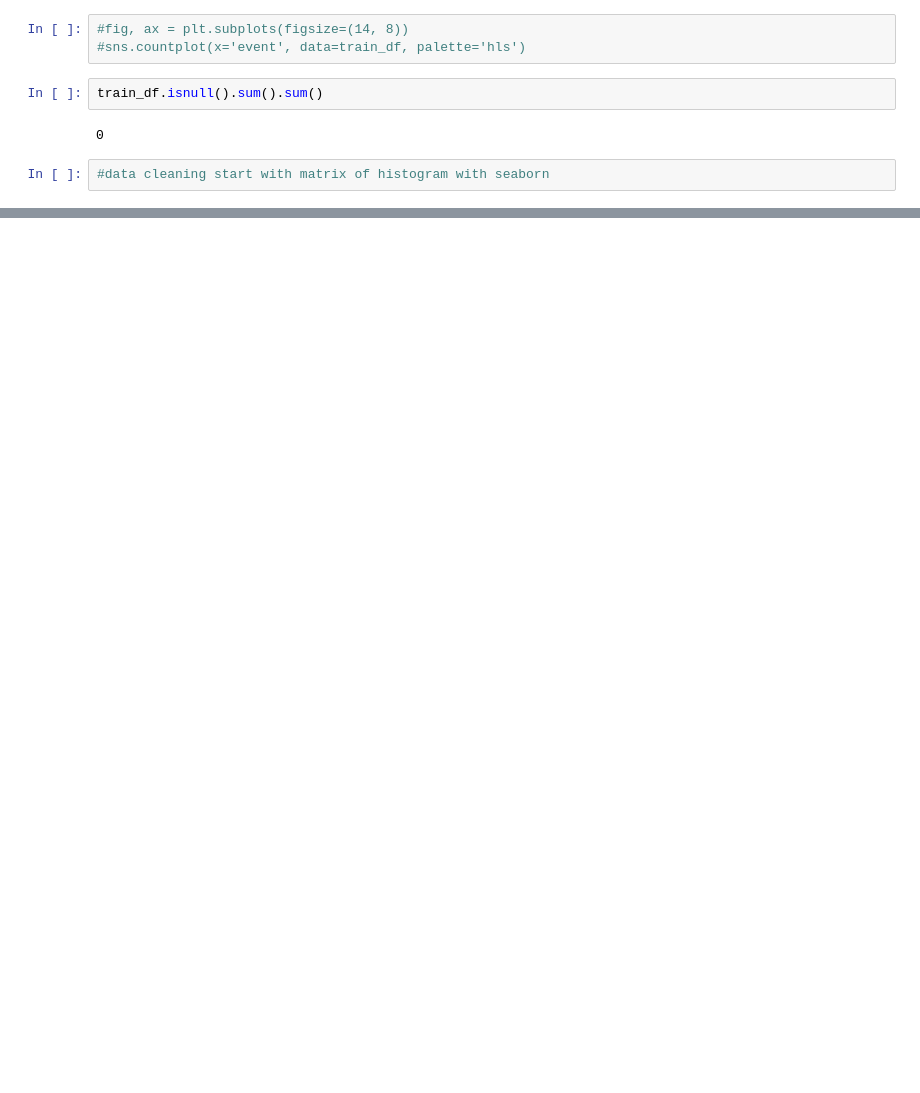
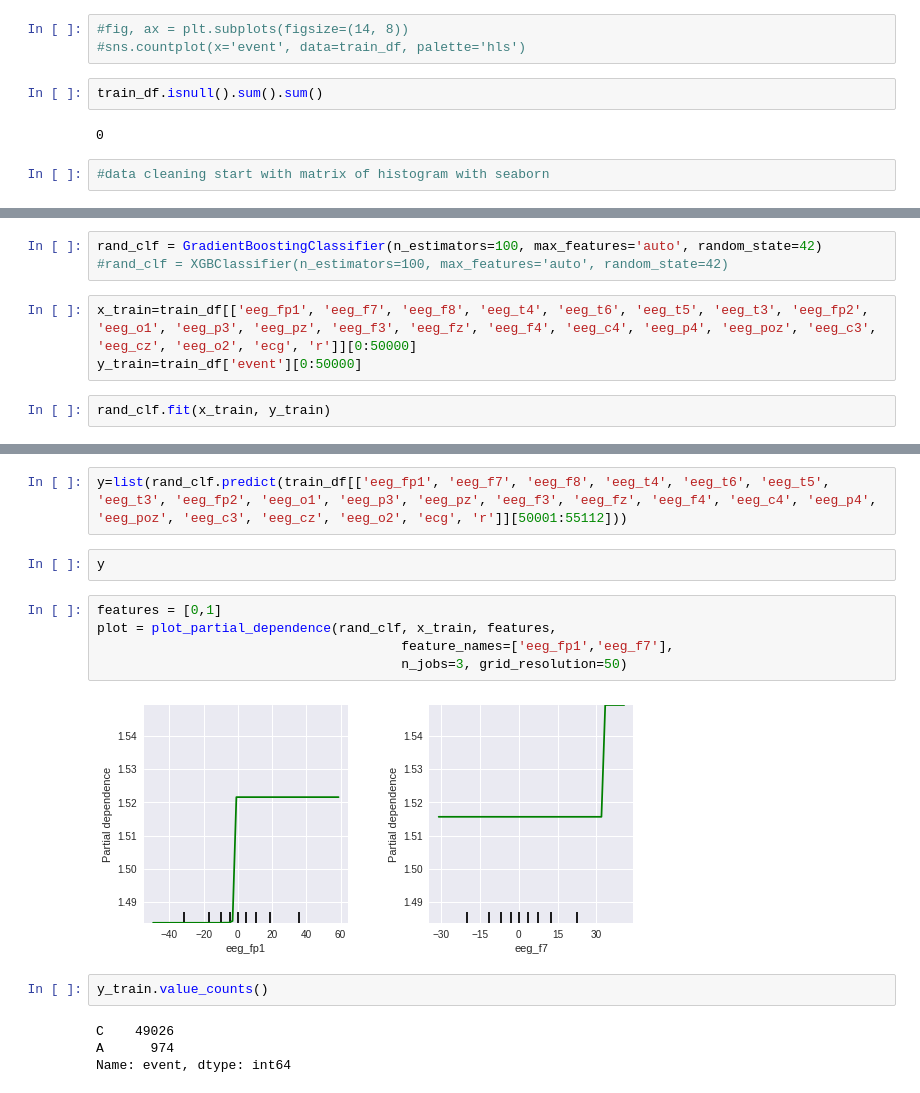
Before and after one commit to Saranyanv/test, a Jupyter notebook: Reducing Commercial Aviation Fatalities.ipynb, the cells around one changed output, grey strips where cells are left out. Drawn from its saved outputs; the diff is of its cells as text; blank space fills up the shorter version.

```diff
--- a/Reducing Commercial Aviation Fatalities.ipynb
+++ b/Reducing Commercial Aviation Fatalities.ipynb
@@ -79,0 +97,8 @@ train_df.isnull().sum().sum()
+# %%
+rand_clf = GradientBoostingClassifier(n_estimators=100, max_features='auto', random_state=42)
+#rand_clf = XGBClassifier(n_estimators=100, max_features='auto', random_state=42)
+# %%
+x_train=train_df[['eeg_fp1', 'eeg_f7', 'eeg_f8', 'eeg_t4', 'eeg_t6', 'eeg_t5', 'eeg_t3', 'eeg_fp2', 'eeg_o1', 'eeg_p3', 'eeg_pz', 'eeg_f3', 'eeg_fz', 'eeg_f4', 'eeg_c4', 'eeg_p4', 'eeg_poz', 'eeg_c3', 'eeg_cz', 'eeg_o2', 'ecg', 'r']][0:50000]
+y_train=train_df['event'][0:50000]
+# %%
+rand_clf.fit(x_train, y_train)
@@ -79,0 +115,17 @@ train_df.isnull().sum().sum()
+# %%
+y=list(rand_clf.predict(train_df[['eeg_fp1', 'eeg_f7', 'eeg_f8', 'eeg_t4', 'eeg_t6', 'eeg_t5', 'eeg_t3', 'eeg_fp2', 'eeg_o1', 'eeg_p3', 'eeg_pz', 'eeg_f3', 'eeg_fz', 'eeg_f4', 'eeg_c4', 'eeg_p4', 'eeg_poz', 'eeg_c3', 'eeg_cz', 'eeg_o2', 'ecg', 'r']][50001:55112]))
+# %%
+y
+# %%
+features = [0,1]
+plot = plot_partial_dependence(rand_clf, x_train, features,
+                                       feature_names=['eeg_fp1','eeg_f7'],
+                                       n_jobs=3, grid_resolution=50)
+# %% [output]
+[figure, added]
+# %%
+y_train.value_counts()
+# %% [output]
+C    49026
+A      974
+Name: event, dtype: int64
```
Also changed, not shown: parts of 7 cells of this notebook.
